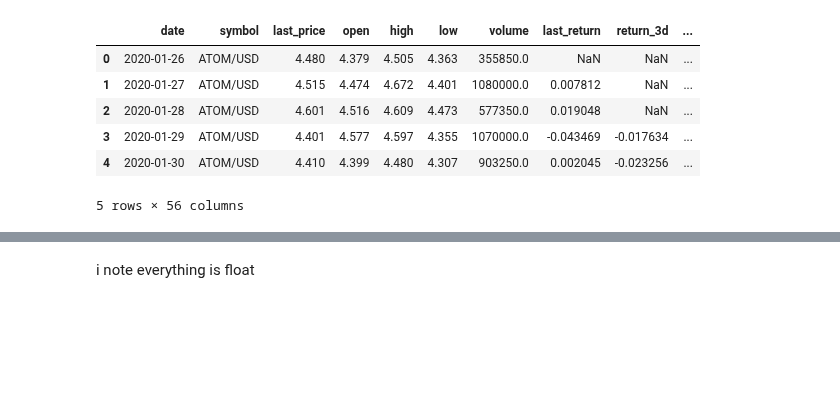
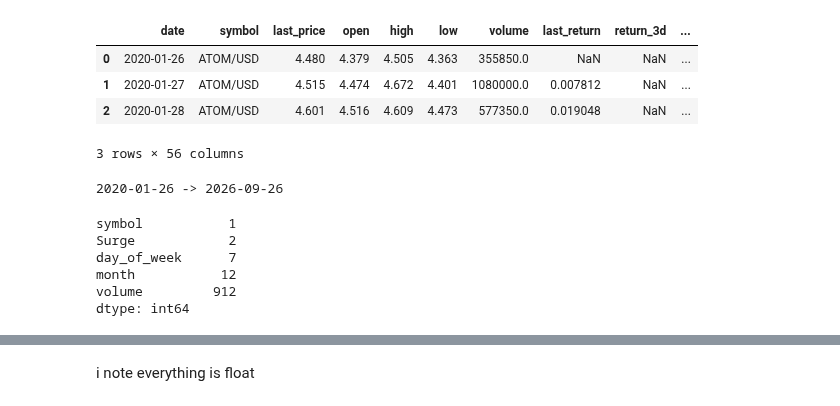
Before and after one commit to FaijAhamed-ML/ATOM-USDT-CRYPTOCURRENCY-ML-MODEL-PREDICTION, a Jupyter notebook: 02.notebook/01.data_PreProcessing.ipynb, the cells around one changed output, grey strips where cells are left out. Saved outputs shown, nothing was run; the diff lists cells and outputs as text; code cells hidden in the pictures; blank space fills up the shorter version.

```diff
--- a/02.notebook/01.data_PreProcessing.ipynb
+++ b/02.notebook/01.data_PreProcessing.ipynb
@@ -3,16 +3,27 @@ import pandas as pd
 import numpy as np
 # %%
 csv='../01.data/raw/ATOM_USD_ML_features.csv'
-df = pd.read_csv(csv)
-df.head()
+df = pd.read_csv(csv, parse_dates=["date"])
+df.head(3)
 # %% [output]
 |  | date | symbol | last_price | open | high | low | volume | last_return | return_3d | ... |
 | 0 | 2020-01-26 | ATOM/USD | 4.480 | 4.379 | 4.505 | 4.363 | 355850.0 | NaN | NaN | ... |
 | 1 | 2020-01-27 | ATOM/USD | 4.515 | 4.474 | 4.672 | 4.401 | 1080000.0 | 0.007812 | NaN | ... |
 | 2 | 2020-01-28 | ATOM/USD | 4.601 | 4.516 | 4.609 | 4.473 | 577350.0 | 0.019048 | NaN | ... |
-| 3 | 2020-01-29 | ATOM/USD | 4.401 | 4.577 | 4.597 | 4.355 | 1070000.0 | -0.043469 | -0.017634 | ... |
-| 4 | 2020-01-30 | ATOM/USD | 4.410 | 4.399 | 4.480 | 4.307 | 903250.0 | 0.002045 | -0.023256 | ... |
-5 rows × 56 columns
+3 rows × 56 columns
+# %%
+print(df["date"].min().date(), "->", df["date"].max().date())
+# %% [output]
+2020-01-26 -> 2026-09-26
+# %%
+print(df.nunique().sort_values().head(5))
+# %% [output]
+symbol           1
+Surge            2
+day_of_week      7
+month           12
+volume         912
+dtype: int64
 # %%
 df_features = df.columns
 df_features
```
Also changed, not shown: 7 other files.
